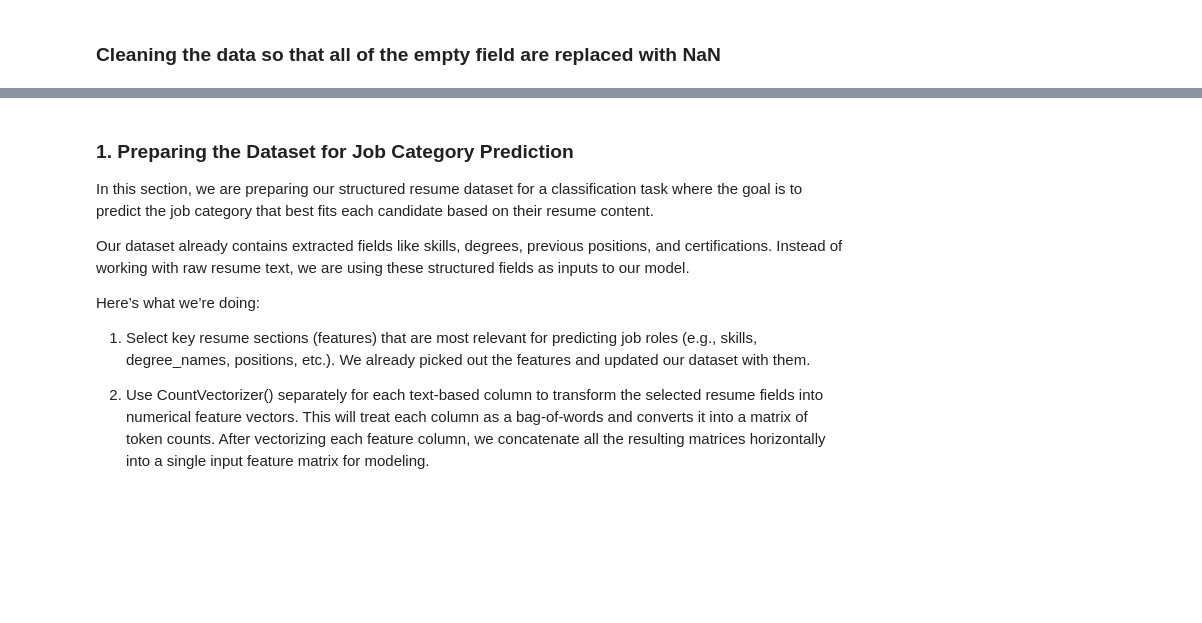
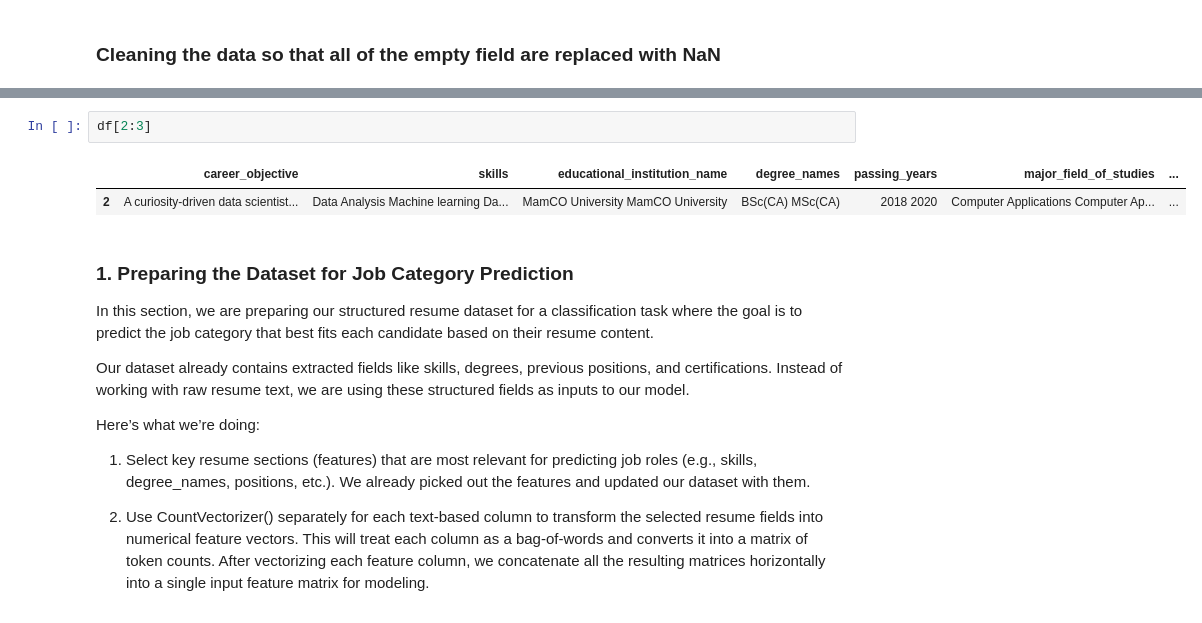
Before and after one commit to anorazhu/NLP-Project, a Jupyter notebook: NLP_Project.ipynb, the cells around one changed output, grey strips where cells are left out. Saved outputs shown, nothing was run; the diff lists cells and outputs as text; blank space fills up the shorter version.

```diff
--- a/NLP_Project.ipynb
+++ b/NLP_Project.ipynb
@@ -85,6 +85,11 @@ df.head()
 | 2 | A curiosity-driven data scientist... | Data Analysis Machine learning Da... | MamCO University MamCO University | BSc(CA) MSc(CA) | 2018 2020 | Computer Applications Computer Ap... | ... |
 | 3 | To pursue excellence in the dynam... | 3d accounting Accountant Accounts... | Vidyasagar University Mohan Lal S... | MBA | 2006 2000 | Finance | ... |
 | 4 | NaN | QA Engineering software expertise... | Devi Ahilya University Devi Ahily... | Master of Computer Applications (... | 2005 2002 | Computer Applications, Software E... | ... |
+# %%
+df[2:3]
+# %% [output]
+|  | career_objective | skills | educational_institution_name | degree_names | passing_years | major_field_of_studies | ... |
+| 2 | A curiosity-driven data scientist... | Data Analysis Machine learning Da... | MamCO University MamCO University | BSc(CA) MSc(CA) | 2018 2020 | Computer Applications Computer Ap... | ... |
 # %% [markdown]
 ### 1. Preparing the Dataset for Job Category Prediction
 In this section, we are preparing our structured resume dataset for a classification task where the goal is to predict the job category that best fits each candidate based on their resume content.
```
Also changed, not shown: parts of 22 cells of this notebook, 1 other file.
